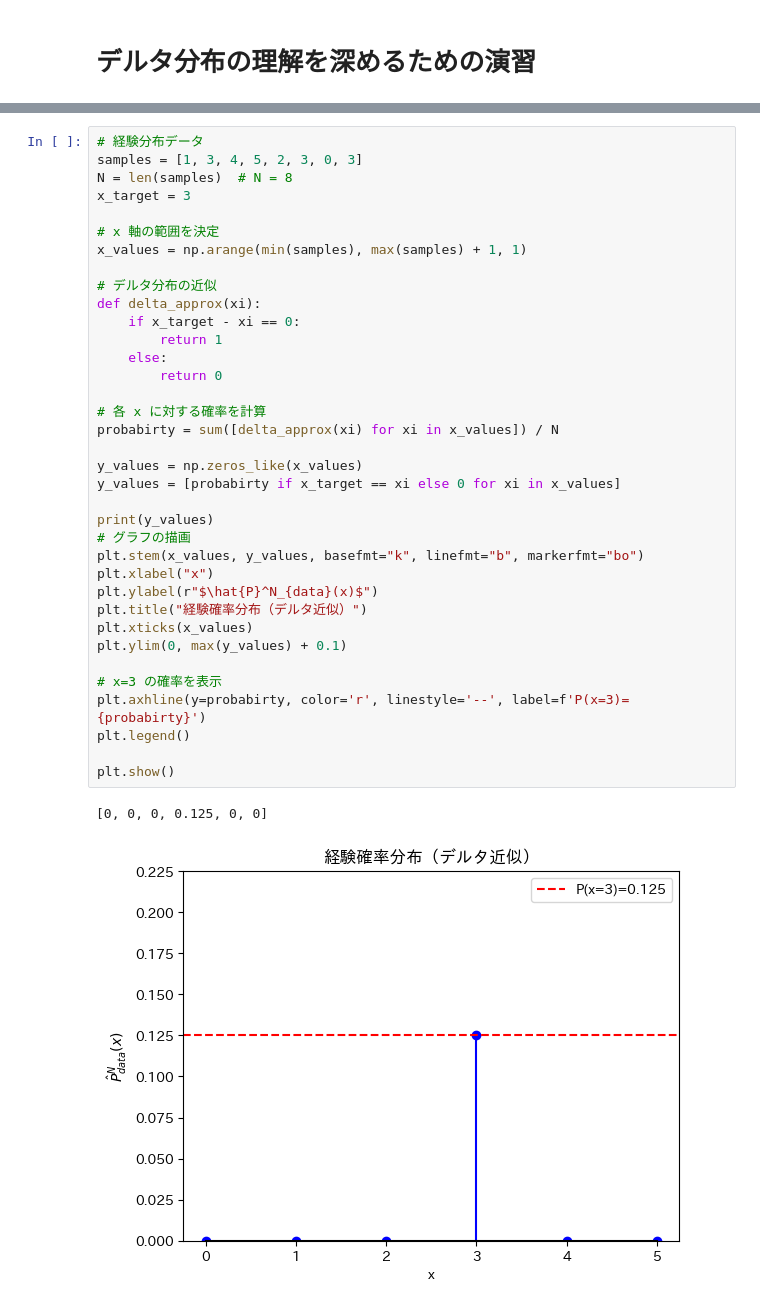
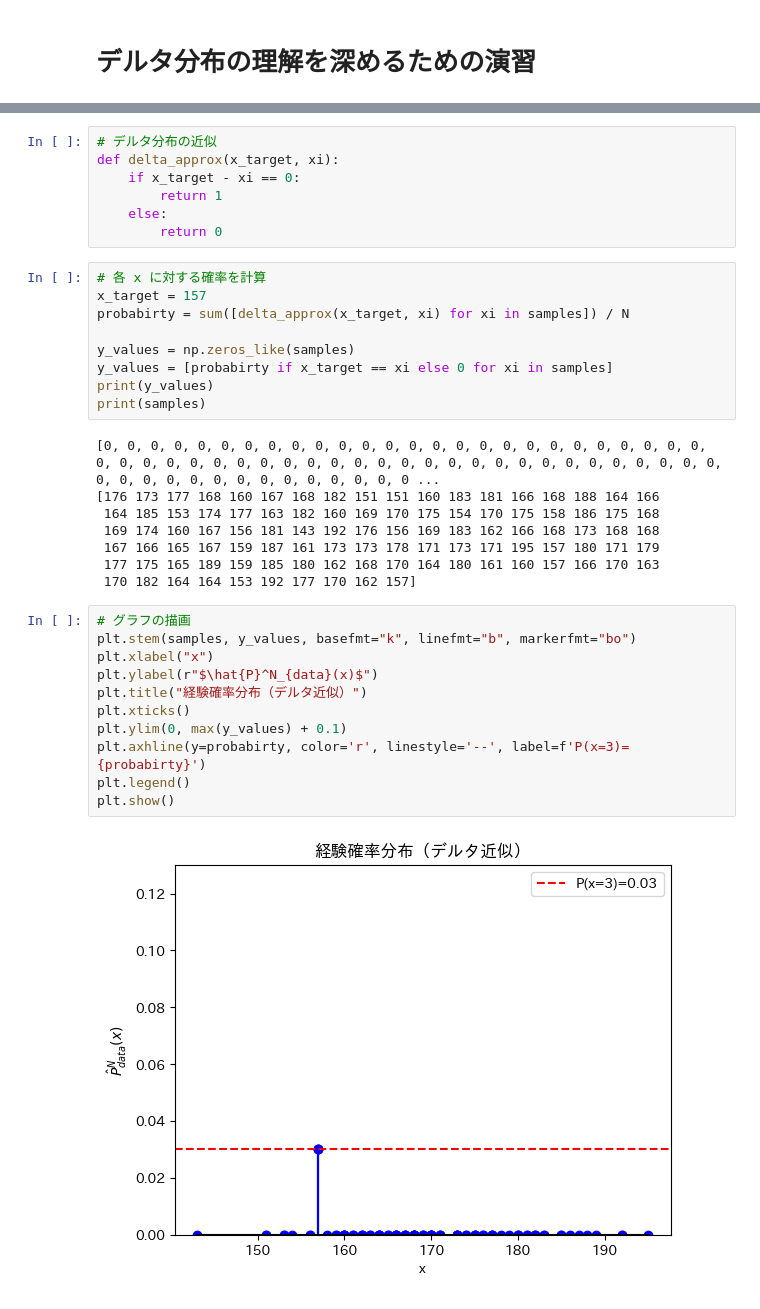
Before and after one commit to Shiraishi-Shodai/Matsuo-Labo-Practice, a Jupyter notebook: deltaDistribution.ipynb, the cells around one changed output, grey strips where cells are left out. Drawn from its saved outputs; the diff is of its cells as text.

```diff
--- a/deltaDistribution.ipynb
+++ b/deltaDistribution.ipynb
@@ -20,39 +61,37 @@ $$
+# %%
+# デルタ分布の近似
+def delta_approx(x_target, xi):
+    if x_target - xi == 0:
+        return 1
+    else:
+        return 0
+# %%
+# 各 x に対する確率を計算
+x_target = 157
+probabirty = sum([delta_approx(x_target, xi) for xi in samples]) / N
+
+y_values = np.zeros_like(samples)
+y_values = [probabirty if x_target == xi else 0 for xi in samples]
+print(y_values)
+print(samples)
+# %% [output]
+[0, 0, 0, 0, 0, 0, 0, 0, 0, 0, 0, 0, 0, 0, 0, 0, 0, 0, 0, 0, 0, 0, 0, 0, 0, 0, 0, 0, 0, 0, 0, 0, 0, 0, 0, 0, 0, 0, 0, 0, 0, 0, 0, 0, 0, 0, 0, 0, 0, 0, 0, 0, 0, 0, 0, 0, 0, 0, 0, 0, 0, 0, 0, 0, 0, 0, 0 ...
+[176 173 177 168 160 167 168 182 151 151 160 183 181 166 168 188 164 166
+ 164 185 153 174 177 163 182 160 169 170 175 154 170 175 158 186 175 168
+ 169 174 160 167 156 181 143 192 176 156 169 183 162 166 168 173 168 168
+ 167 166 165 167 159 187 161 173 173 178 171 173 171 195 157 180 171 179
+ 177 175 165 189 159 185 180 162 168 170 164 180 161 160 157 166 170 163
+ 170 182 164 164 153 192 177 170 162 157]
 # %%
-# 経験分布データ
-samples = [1, 3, 4, 5, 2, 3, 0, 3]
-N = len(samples)  # N = 8
-x_target = 3
-
-# x 軸の範囲を決定
-x_values = np.arange(min(samples), max(samples) + 1, 1)
-
-# デルタ分布の近似
-def delta_approx(xi):
-    if x_target - xi == 0:
-        return 1
-    else:
-        return 0
-
-# 各 x に対する確率を計算
-probabirty = sum([delta_approx(xi) for xi in x_values]) / N
-
-y_values = np.zeros_like(x_values)
-y_values = [probabirty if x_target == xi else 0 for xi in x_values]
-
-print(y_values)
 # グラフの描画
-plt.stem(x_values, y_values, basefmt="k", linefmt="b", markerfmt="bo")
+plt.stem(samples, y_values, basefmt="k", linefmt="b", markerfmt="bo")
 plt.xlabel("x")
 plt.ylabel(r"$\hat{P}^N_{data}(x)$")
 plt.title("経験確率分布（デルタ近似）")
-plt.xticks(x_values)
+plt.xticks()
 plt.ylim(0, max(y_values) + 0.1)
-
-# x=3 の確率を表示
 plt.axhline(y=probabirty, color='r', linestyle='--', label=f'P(x=3)={probabirty}')
 plt.legend()
-
 plt.show()
 # %% [output]
-[0, 0, 0, 0.125, 0, 0]
-[figure, old version]
+[figure, new version]
```
Also changed, not shown: parts of 10 cells of this notebook.
